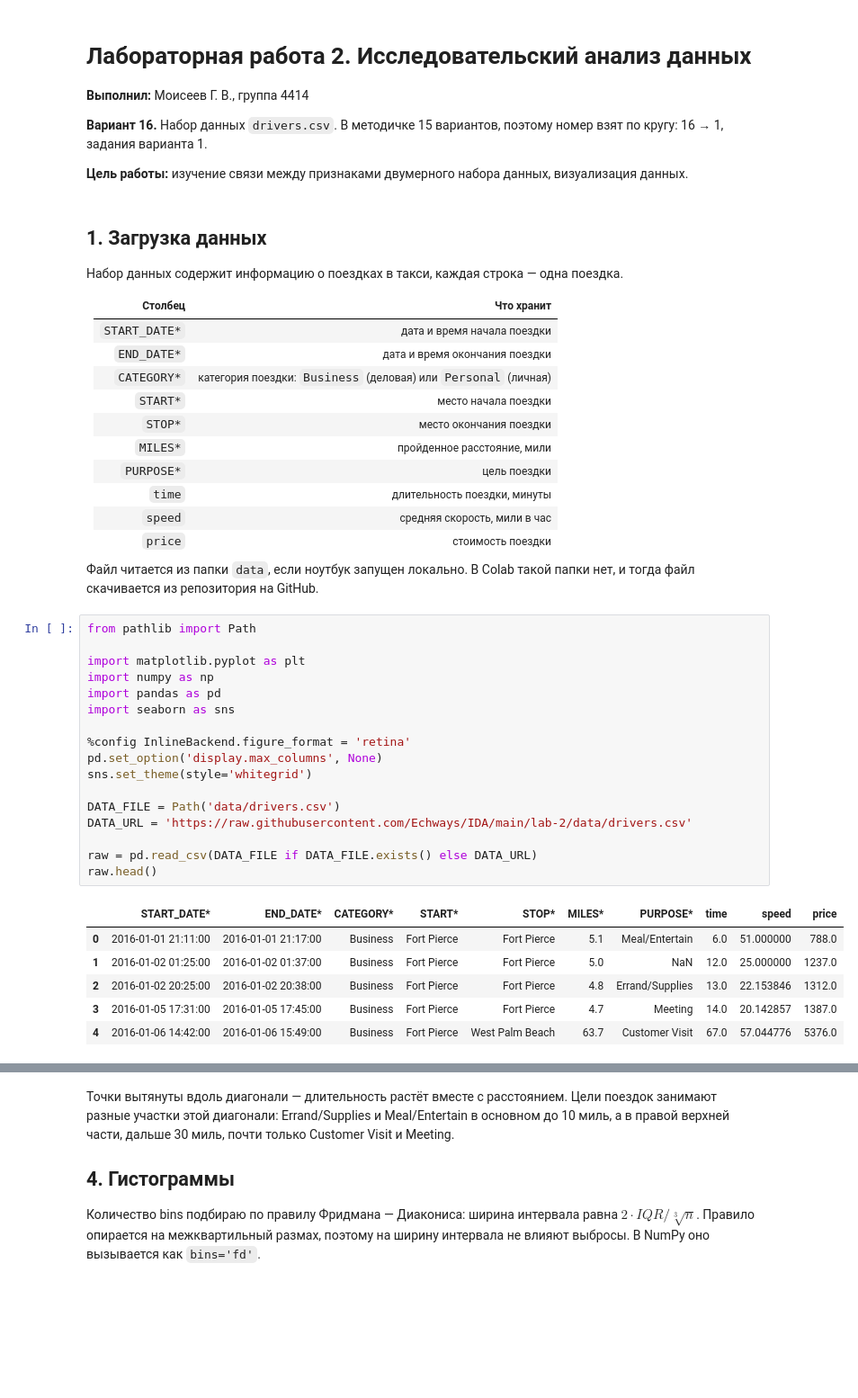
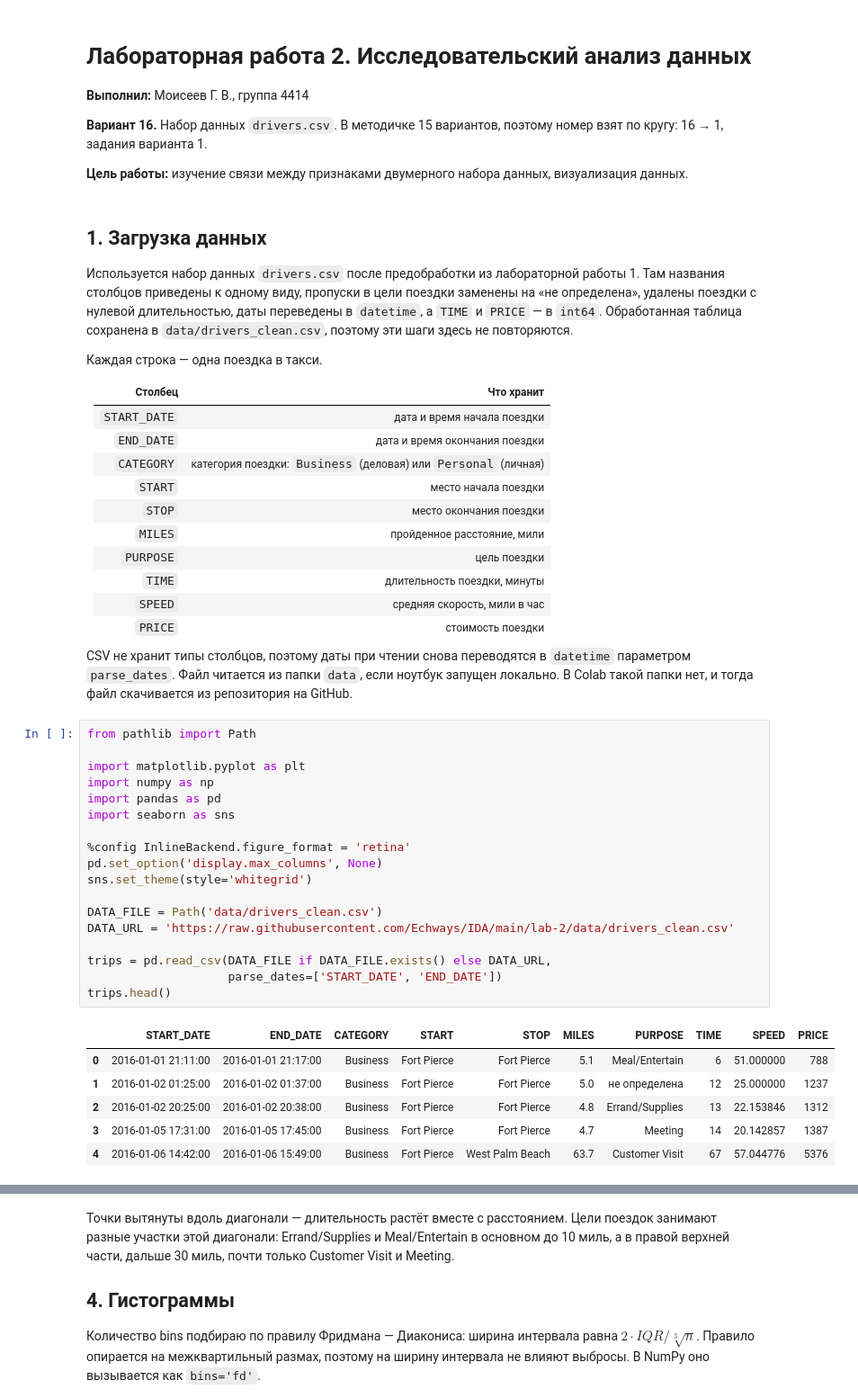
Before and after one commit to Echways/ItDA, a Jupyter notebook: lab-2/ЛР2_Моисеев_1.ipynb, the cells around one changed output, grey strips where cells are left out. Shown at 90% size. Cells and saved outputs as stored; diff of their text form; blank space fills up the shorter version.

```diff
--- a/lab-2/ЛР2_Моисеев_1.ipynb
+++ b/lab-2/ЛР2_Моисеев_1.ipynb
@@ -9,44 +9,47 @@
 # %% [markdown]
 ## 1. Загрузка данных
 
-Набор данных содержит информацию о поездках в такси, каждая строка — одна поездка.
+Используется набор данных `drivers.csv` после предобработки из лабораторной работы 1. Там названия столбцов приведены к одному виду, пропуски в цели поездки заменены на «не определена», удалены поездки с нулевой длительностью, даты переведены в `datetime`, а `TIME` и `PRICE` — в `int64`. Обработанная таблица сохранена в `data/drivers_clean.csv`, поэтому эти шаги здесь не повторяются.
+
+Каждая строка — одна поездка в такси.
 
 | Столбец | Что хранит |
 |---|---|
-| `START_DATE*` | дата и время начала поездки |
-| `END_DATE*` | дата и время окончания поездки |
-| `CATEGORY*` | категория поездки: `Business` (деловая) или `Personal` (личная) |
-| `START*` | место начала поездки |
-| `STOP*` | место окончания поездки |
-| `MILES*` | пройденное расстояние, мили |
-| `PURPOSE*` | цель поездки |
-| `time` | длительность поездки, минуты |
-| `speed` | средняя скорость, мили в час |
-| `price` | стоимость поездки |
+| `START_DATE` | дата и время начала поездки |
+| `END_DATE` | дата и время окончания поездки |
+| `CATEGORY` | категория поездки: `Business` (деловая) или `Personal` (личная) |
+| `START` | место начала поездки |
+| `STOP` | место окончания поездки |
+| `MILES` | пройденное расстояние, мили |
+| `PURPOSE` | цель поездки |
+| `TIME` | длительность поездки, минуты |
+| `SPEED` | средняя скорость, мили в час |
+| `PRICE` | стоимость поездки |
 
-Файл читается из папки `data`, если ноутбук запущен локально. В Colab такой папки нет, и тогда файл скачивается из репозитория на GitHub.
+CSV не хранит типы столбцов, поэтому даты при чтении снова переводятся в `datetime` параметром `parse_dates`. Файл читается из папки `data`, если ноутбук запущен локально. В Colab такой папки нет, и тогда файл скачивается из репозитория на GitHub.
 # %%
 from pathlib import Path
 
 import matplotlib.pyplot as plt
 import numpy as np
 import pandas as pd
 import seaborn as sns
 
 %config InlineBackend.figure_format = 'retina'
 pd.set_option('display.max_columns', None)
 sns.set_theme(style='whitegrid')
 
-DATA_FILE = Path('data/drivers.csv')
-DATA_URL = 'https://raw.githubusercontent.com/Echways/IDA/main/lab-2/data/drivers.csv'
+DATA_FILE = Path('data/drivers_clean.csv')
+DATA_URL = 'https://raw.githubusercontent.com/Echways/IDA/main/lab-2/data/drivers_clean.csv'
 
-raw = pd.read_csv(DATA_FILE if DATA_FILE.exists() else DATA_URL)
-raw.head()
+trips = pd.read_csv(DATA_FILE if DATA_FILE.exists() else DATA_URL,
+                    parse_dates=['START_DATE', 'END_DATE'])
+trips.head()
 # %% [output]
-|  | START_DATE* | END_DATE* | CATEGORY* | START* | STOP* | MILES* | PURPOSE* | time | speed | price |
-| 0 | 2016-01-01 21:11:00 | 2016-01-01 21:17:00 | Business | Fort Pierce | Fort Pierce | 5.1 | Meal/Entertain | 6.0 | 51.000000 | 788.0 |
-| 1 | 2016-01-02 01:25:00 | 2016-01-02 01:37:00 | Business | Fort Pierce | Fort Pierce | 5.0 | NaN | 12.0 | 25.000000 | 1237.0 |
-| 2 | 2016-01-02 20:25:00 | 2016-01-02 20:38:00 | Business | Fort Pierce | Fort Pierce | 4.8 | Errand/Supplies | 13.0 | 22.153846 | 1312.0 |
-| 3 | 2016-01-05 17:31:00 | 2016-01-05 17:45:00 | Business | Fort Pierce | Fort Pierce | 4.7 | Meeting | 14.0 | 20.142857 | 1387.0 |
-| 4 | 2016-01-06 14:42:00 | 2016-01-06 15:49:00 | Business | Fort Pierce | West Palm Beach | 63.7 | Customer Visit | 67.0 | 57.044776 | 5376.0 |
+|  | START_DATE | END_DATE | CATEGORY | START | STOP | MILES | PURPOSE | TIME | SPEED | PRICE |
+| 0 | 2016-01-01 21:11:00 | 2016-01-01 21:17:00 | Business | Fort Pierce | Fort Pierce | 5.1 | Meal/Entertain | 6 | 51.000000 | 788 |
+| 1 | 2016-01-02 01:25:00 | 2016-01-02 01:37:00 | Business | Fort Pierce | Fort Pierce | 5.0 | не определена | 12 | 25.000000 | 1237 |
+| 2 | 2016-01-02 20:25:00 | 2016-01-02 20:38:00 | Business | Fort Pierce | Fort Pierce | 4.8 | Errand/Supplies | 13 | 22.153846 | 1312 |
+| 3 | 2016-01-05 17:31:00 | 2016-01-05 17:45:00 | Business | Fort Pierce | Fort Pierce | 4.7 | Meeting | 14 | 20.142857 | 1387 |
+| 4 | 2016-01-06 14:42:00 | 2016-01-06 15:49:00 | Business | Fort Pierce | West Palm Beach | 63.7 | Customer Visit | 67 | 57.044776 | 5376 |
 # %%
```
Also changed, not shown: parts of 27 cells of this notebook, 44 other files.
